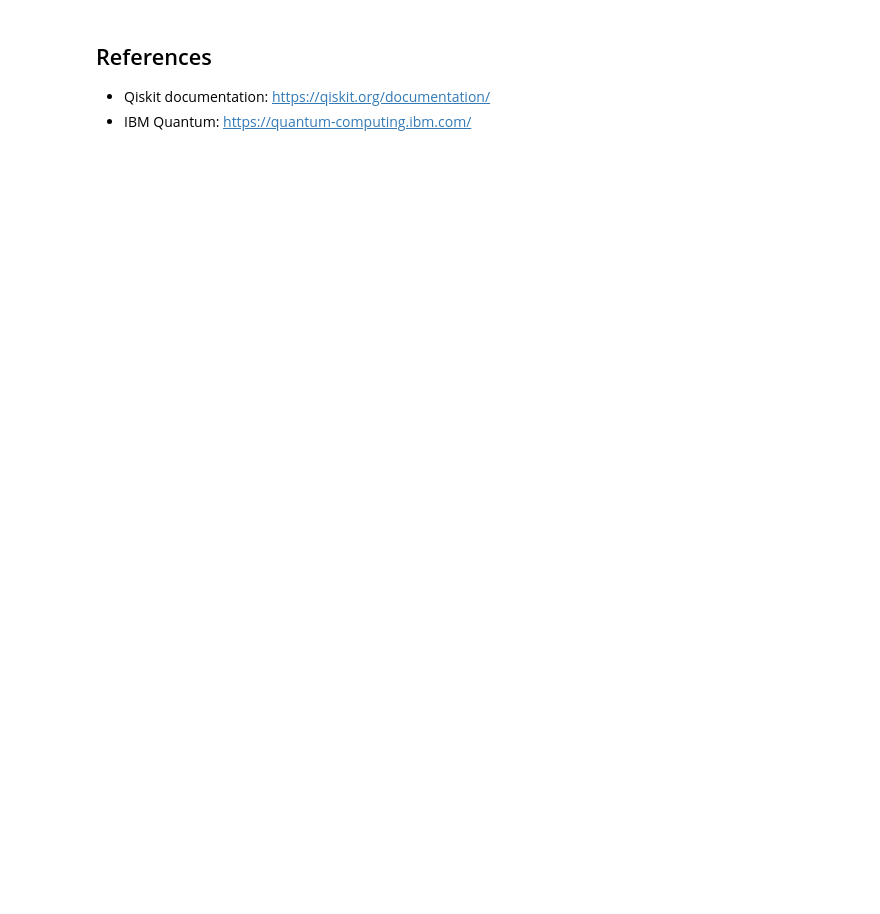
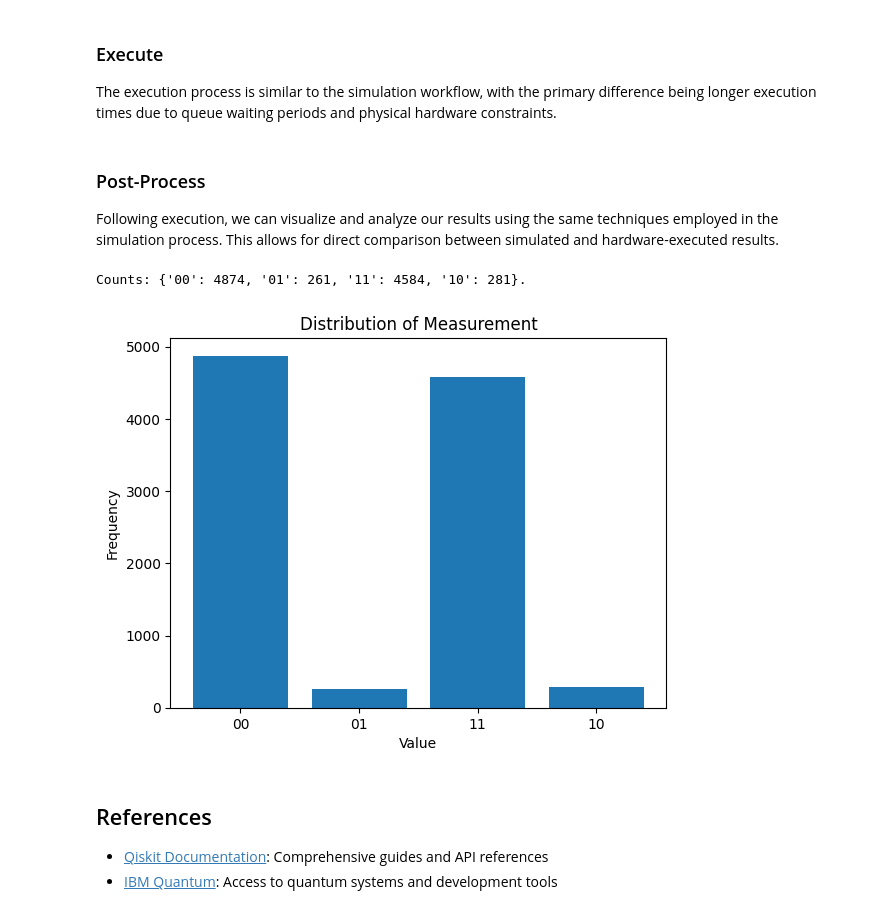
Before and after one commit to Luxque/Quantum-Computing-in-Design-Optimization, a Jupyter notebook: notebooks/basics.ipynb, the cells around one changed output. Drawn from its saved outputs; the diff is of its cells as text; code cells hidden in the pictures; blank space fills up the shorter version.

```diff
--- a/notebooks/basics.ipynb
+++ b/notebooks/basics.ipynb
@@ -106,0 +136,19 @@ Just like the simulation process, we are creating a quantum circuit in this stag
+# %%
+from qiskit import QuantumCircuit
+
+# Define a quantum circuit using two qubits.
+
+qc = QuantumCircuit(2)
+
+# Build a quantum circuit.
+
+qc.h(0)
+qc.cx(0, 1)
+
+# Measure every qubit on the circuit at the same time.
+
+qc.measure_all()
+
+# Draw the quantum circuit.
+
+qc.draw()
@@ -107,5 +209,43 @@ Just like the simulation process, we are creating a quantum circuit in this stag
+# %% [markdown]
+### Execute
+
+The execution process is similar to the simulation workflow, with the primary difference being longer execution times due to queue waiting periods and physical hardware constraints.
+# %%
+from qiskit_ibm_runtime import SamplerV2 as Sampler
+
+# Get the sampler and run the circuit.
+
+sampler = Sampler(mode=backend)
+job = sampler.run([trans_qc], shots=10_000)
+
+# Retrieve the result from the sampler.
+
+result = job.result()
+counts = result[0].data.meas.get_counts()
+# %% [markdown]
+### Post-Process
+
+Following execution, we can visualize and analyze our results using the same techniques employed in the simulation process.
+This allows for direct comparison between simulated and hardware-executed results.
+# %%
+# Print the counts as Python dictionary form.
+
+print(f"Counts: {counts}.")
+
+# Plot the distribution on a histogram.
+
+import matplotlib.pyplot as plt
+
+plt.bar(counts.keys(), counts.values())
+plt.xlabel("Value")
+plt.ylabel("Frequency")
+plt.title("Distribution of Measurement")
+plt.show()
+# %% [output]
+Counts: {'00': 4874, '01': 261, '11': 4584, '10': 281}.
+[figure, added]
 # %% [markdown]
 ## References
 
-* Qiskit documentation: https://qiskit.org/documentation/
-* IBM Quantum: https://quantum-computing.ibm.com/
+* [Qiskit Documentation](https://qiskit.org/documentation/): Comprehensive guides and API references
+* [IBM Quantum](https://quantum-computing.ibm.com/): Access to quantum systems and development tools
```
Also changed, not shown: parts of 13 cells of this notebook.
